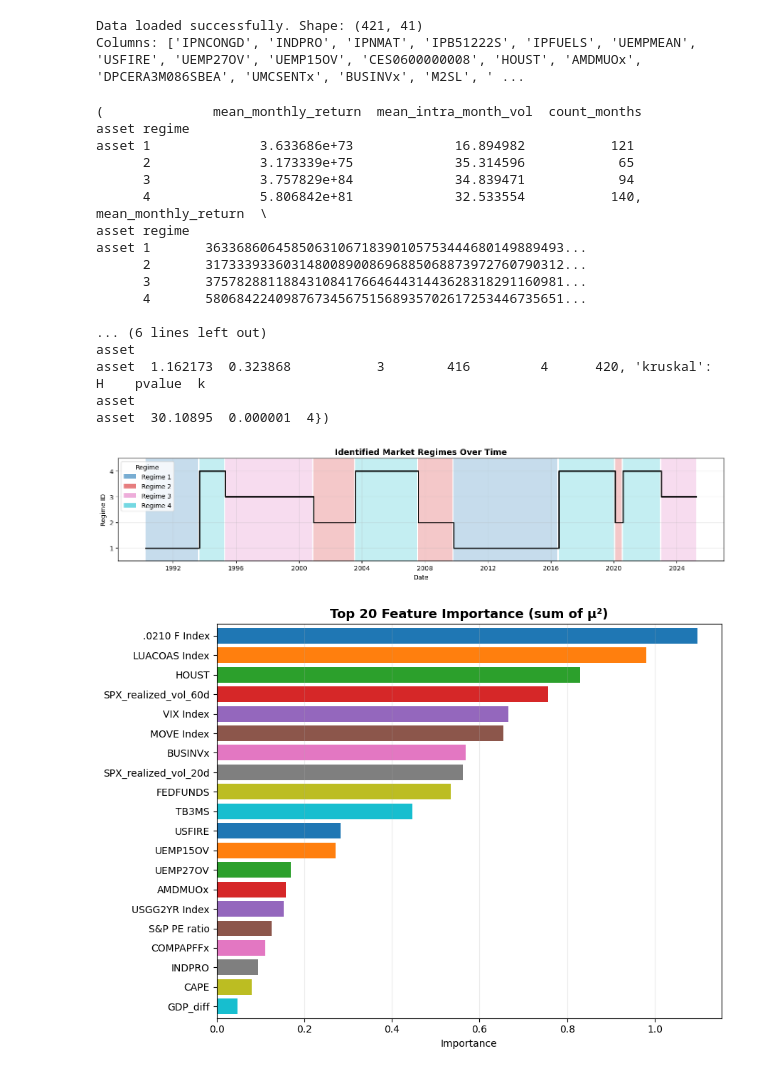
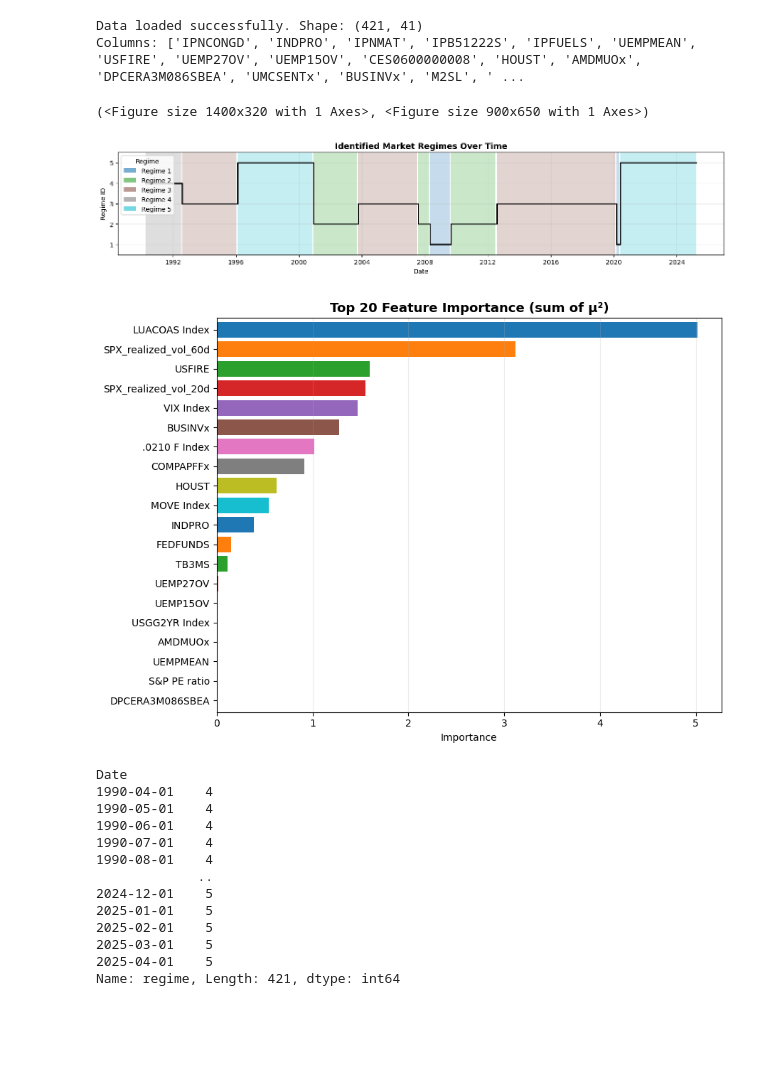
Before and after one commit to azurdayy/capstone_vanguard, a Jupyter notebook: Yichen/JUMP.ipynb, the cells around one changed output. Drawn from its saved outputs; the diff is of its cells as text; code cells hidden in the pictures; blank space fills up the shorter version.

```diff
--- a/Yichen/JUMP.ipynb
+++ b/Yichen/JUMP.ipynb
@@ -45,35 +47,32 @@ spx = yf.download("^GSPC", start = '1990-01-01', end = '2025-04-01', auto_adjust
 prices = spx["Close"].dropna()
 # %%
 model = RegularizedJumpModel(
-    k=4,           # Number of states
+    k=5,           # Number of states
     lmbd=20,     # Jump penalty parameter
     gamma=0.1,   # Regularization parameter
-    penalty="ridge"  # Penalty type: "l0", "lasso", "ridge", "group_lasso"
+    penalty="lasso"  # Penalty type: "l0", "lasso", "ridge", "group_lasso"
 )
-df = df.dropna(axis=0, how='any')
-sample_data = normalized(df)
 model.input_data(sample_data)
 model.initialize()
 model.calibrate()
 model.visualize()
-print(model.summarize_by_regime_from_daily_returns(prices))
 # %% [output]
-(              mean_monthly_return  mean_intra_month_vol  count_months
-asset regime
-asset 1              3.633686e+73             16.894982           121
-      2              3.173339e+75             35.314596            65
-      3              3.757829e+84             34.839471            94
-      4              5.806842e+81             32.533554           140,                                             mean_monthly_return  \
-asset regime
-asset 1       3633686064585063106718390105753444680149889493...
-      2       3173339336031480089008696885068873972760790312...
-      3       3757828811884310841766464431443628318291160981...
-      4       5806842240987673456751568935702617253446735651...
-
-... (6 lines left out)
-asset
-asset  1.162173  0.323868           3        416         4      420, 'kruskal':               H    pvalue  k
-asset
-asset  30.10895  0.000001  4})
+(<Figure size 1400x320 with 1 Axes>, <Figure size 900x650 with 1 Axes>)
-[figure, old version]
+[figure, new version]
-[figure, old version]
+[figure, new version]
+# %%
+print(model.regime_series)
+# %% [output]
+Date
+1990-04-01    4
+1990-05-01    4
+1990-06-01    4
+1990-07-01    4
+1990-08-01    4
+             ..
+2024-12-01    5
+2025-01-01    5
+2025-02-01    5
+2025-03-01    5
+2025-04-01    5
+Name: regime, Length: 421, dtype: int64
```
Also changed, not shown: parts of 8 cells of this notebook, 1 other file.
